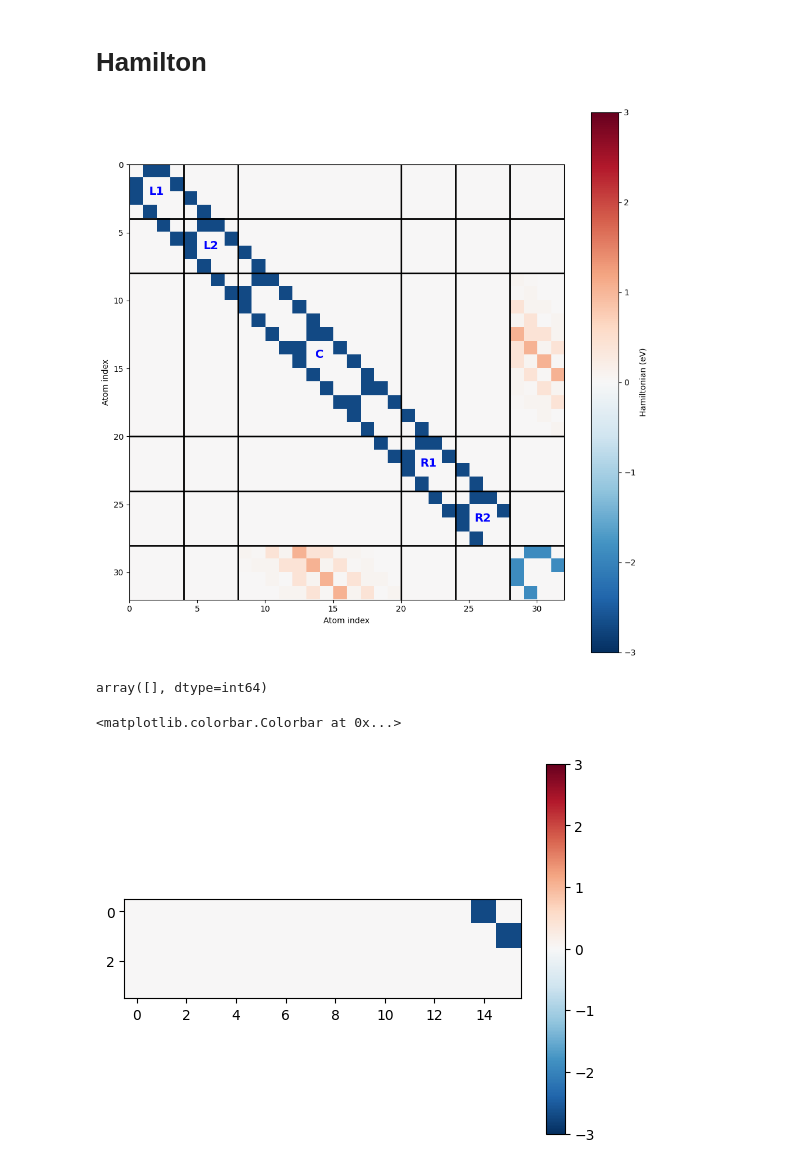
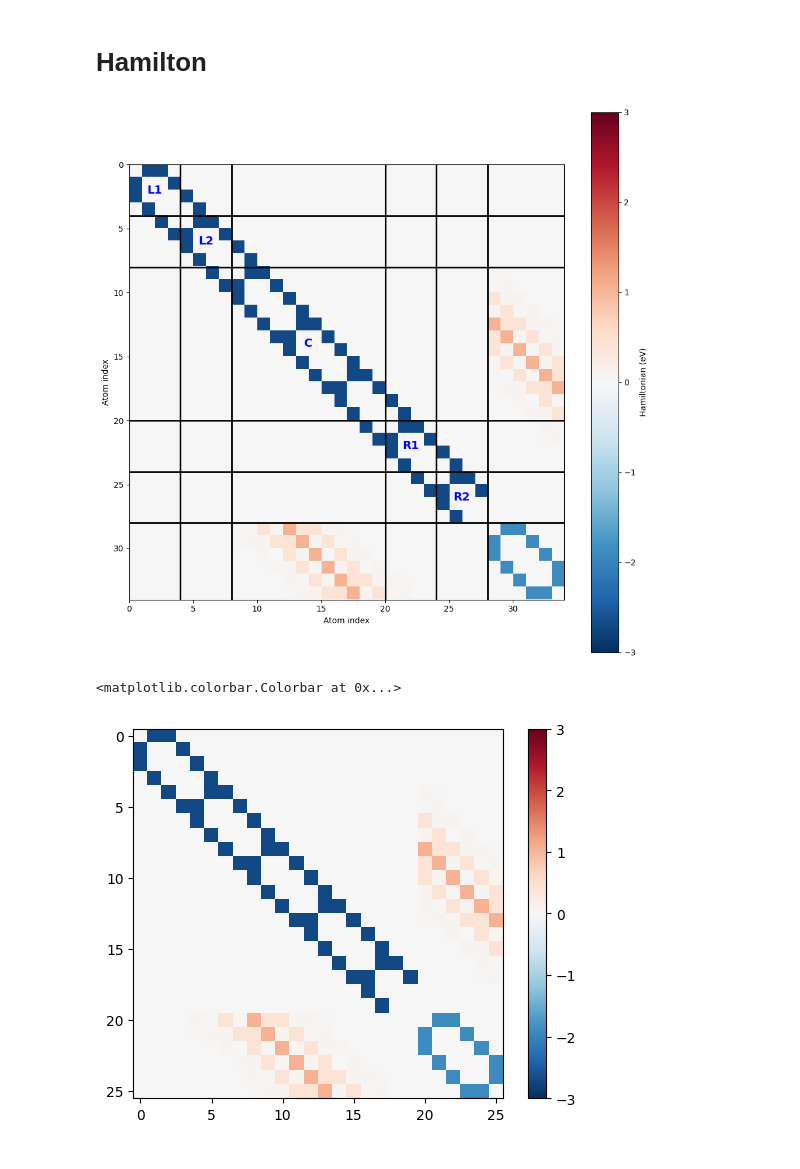
Before and after one commit to KayaGerds/Project, a Jupyter notebook: Main_oli.ipynb, the cells around one changed output. Drawn from its saved outputs; the diff is of its cells as text; code cells hidden in the pictures.

```diff
--- a/Main_oli.ipynb
+++ b/Main_oli.ipynb
@@ -64,11 +64,15 @@ Cell([26.84, 17.21658502723464, 50.0])
 bottom = NR.copy()
 top = NR.copy()
 
-top.positions[:,2] += 3
+shiftxy = 0
+shiftz = -3
+shift = np.array([shiftxy, shiftxy, shiftz])
+top.positions += shift
+
 num_del = nL*3
 
 del top[0:num_del]
-del top[len(top)-num_del::]
+del top[len(top)-num_del+2::]
 # change symbol to Nitrogen for identification
 top.symbols = 'N'
 atoms = bottom + top
@@ -231,11 +235,4 @@ plt.xlabel('Atom index')
 plt.ylabel('Atom index')
 plt.show()
 # %% [output]
-[figure, old version]
+[figure, new version]
-# %%
-rows = np.r_[0:, b5:b6]
-cols = np.r_[b1:b4, b5:b6]
-
-H[np.ix_(rows, cols)]
-# %% [output]
-array([], dtype=int64)
@@ -299,9 +239,9 @@ def SplitHam(H, nL, nR):
 # %%
-#from functions import SplitHam
-HL,VL, HR, VR, HC, VLC, VRC, HD, VLD, VRD =SplitHam(H, nL, nR, nB = len(NR))
-plt.imshow(VRC,  cmap='RdBu_r', vmin=-3, vmax=3)
+from functions import SplitHamMoy
+HL,VL, HR, VR, HC, VLC, VRC, HD, VLD, VRD, HF =SplitHamMoy(H, nL, nR, nF = len(top))
+plt.imshow(HD,  cmap='RdBu_r', vmin=-3, vmax=3)
 plt.colorbar()
 # %% [output]
 <matplotlib.colorbar.Colorbar at 0x...>
-[figure, old version]
+[figure, new version]
 # %% [markdown]
```
Also changed, not shown: parts of 9 cells of this notebook, 3 other files.
